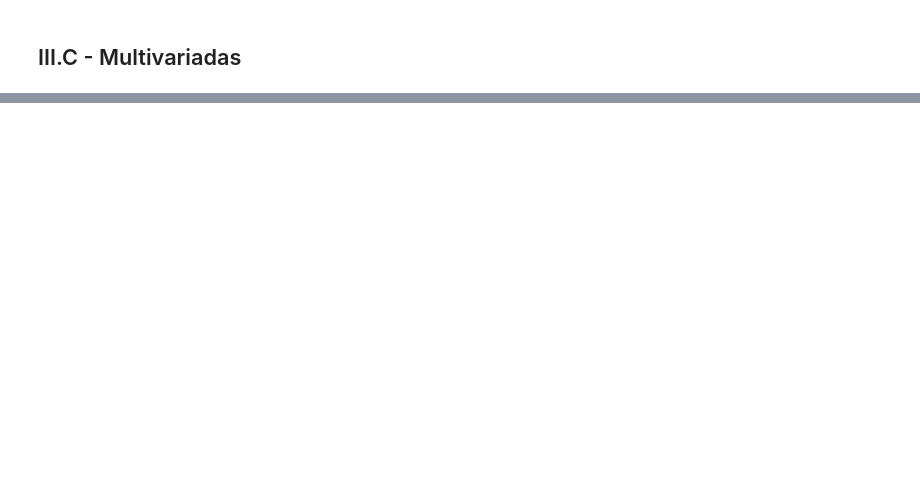
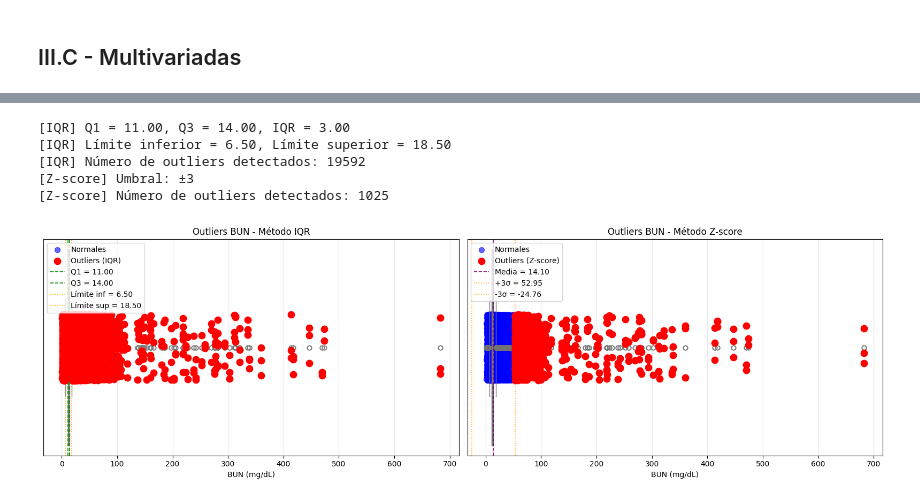
Before and after one commit to totox35/CiencasDatos_UdeA_GIRAULT, a Jupyter notebook: proyecto_aula/entregable_I_proyecto_aula.ipynb, the cells around one changed output, grey strips where cells are left out. Cells and saved outputs as stored; diff of their text form; code cells hidden in the pictures; blank space fills up the shorter version.

```diff
--- a/proyecto_aula/entregable_I_proyecto_aula.ipynb
+++ b/proyecto_aula/entregable_I_proyecto_aula.ipynb
@@ -1071,0 +1237,62 @@ Varianza total explicada por CP1 y CP2: 38.36%
+# %%
+bun = df_filtered['bloodureanitro'].dropna().values
+
+Q1 = np.percentile(bun, 25)
+Q3 = np.percentile(bun, 75)
+IQR = Q3 - Q1
+limite_inferior = Q1 - 1.5 * IQR
+limite_superior = Q3 + 1.5 * IQR
+outliers_iqr = bun[(bun < limite_inferior) | (bun > limite_superior)]
+normales_iqr = bun[(bun >= limite_inferior) & (bun <= limite_superior)]
+
+z_scores = (bun - np.mean(bun)) / np.std(bun)
+umbral = 3
+outliers_z = bun[np.abs(z_scores) > umbral]
+normales_z = bun[np.abs(z_scores) <= umbral]
+
+print(f"[IQR] Q1 = {Q1:.2f}, Q3 = {Q3:.2f}, IQR = {IQR:.2f}")
+print(f"[IQR] Límite inferior = {limite_inferior:.2f}, Límite superior = {limite_superior:.2f}")
+print(f"[IQR] Número de outliers detectados: {len(outliers_iqr)}")
+print(f"[Z-score] Umbral: ±{umbral}")
+print(f"[Z-score] Número de outliers detectados: {len(outliers_z)}")
+
+fig, axs = plt.subplots(1, 2, figsize=(16, 5))
+
+sns.boxplot(x=bun, color="lightblue", width=0.3, ax=axs[0])
+axs[0].scatter(normales_iqr, np.random.uniform(-0.05, 0.05, size=len(normales_iqr)),
+               color="blue", s=50, alpha=0.6, label="Normales")
+axs[0].scatter(outliers_iqr, np.random.uniform(-0.05, 0.05, size=len(outliers_iqr)),
+               color="red", s=80, zorder=5, label="Outliers (IQR)")
+axs[0].axvline(Q1, color="green", linestyle="--", linewidth=1.2, label=f"Q1 = {Q1:.2f}")
+axs[0].axvline(Q3, color="green", linestyle="--", linewidth=1.2, label=f"Q3 = {Q3:.2f}")
+axs[0].axvline(limite_inferior, color="orange", linestyle=":", linewidth=1.2, label=f"Límite inf = {limite_inferior:.2f}")
+axs[0].axvline(limite_superior, color="orange", linestyle=":", linewidth=1.2, label=f"Límite sup = {limite_superior:.2f}")
+axs[0].set_title("Outliers BUN - Método IQR")
+axs[0].set_xlabel("BUN (mg/dL)")
+axs[0].set_yticks([])
+axs[0].legend(loc="upper left")
+axs[0].grid(alpha=0.3, axis="x")
+
+sns.boxplot(x=bun, color="lightgreen", width=0.3, ax=axs[1])
+axs[1].scatter(normales_z, np.random.uniform(-0.05, 0.05, size=len(normales_z)),
+               color="blue", s=50, alpha=0.6, label="Normales")
+axs[1].scatter(outliers_z, np.random.uniform(-0.05, 0.05, size=len(outliers_z)),
+               color="red", s=80, zorder=5, label="Outliers (Z-score)")
+axs[1].axvline(np.mean(bun), color="purple", linestyle="--", linewidth=1.2, label=f"Media = {np.mean(bun):.2f}")
+axs[1].axvline(np.mean(bun) + umbral*np.std(bun), color="orange", linestyle=":", linewidth=1.2, label=f"+{umbral}σ = {(np.mean(bun)+umbral*np.std(bun)):.2f}")
+axs[1].axvline(np.mean(bun) - umbral*np.std(bun), color="orange", linestyle=":", linewidth=1.2, label=f"-{umbral}σ = {(np.mean(bun)-umbral*np.std(bun)):.2f}")
+axs[1].set_title("Outliers BUN - Método Z-score")
+axs[1].set_xlabel("BUN (mg/dL)")
+axs[1].set_yticks([])
+axs[1].legend(loc="upper left")
+axs[1].grid(alpha=0.3, axis="x")
+
+plt.tight_layout()
+plt.show()
+# %% [output]
+[IQR] Q1 = 11.00, Q3 = 14.00, IQR = 3.00
+[IQR] Límite inferior = 6.50, Límite superior = 18.50
+[IQR] Número de outliers detectados: 19592
+[Z-score] Umbral: ±3
+[Z-score] Número de outliers detectados: 1025
+[figure, added]
```
Also changed, not shown: parts of 16 cells of this notebook.
